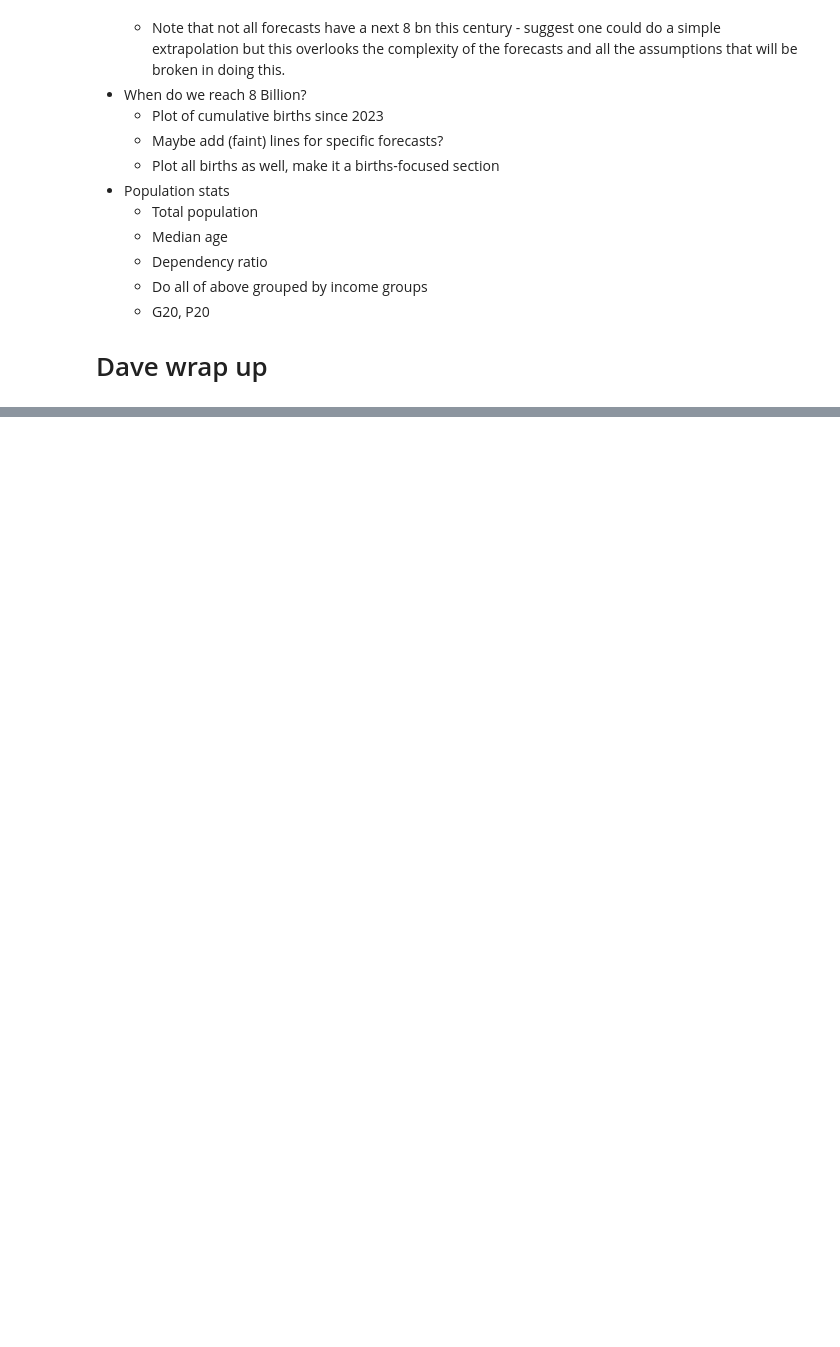
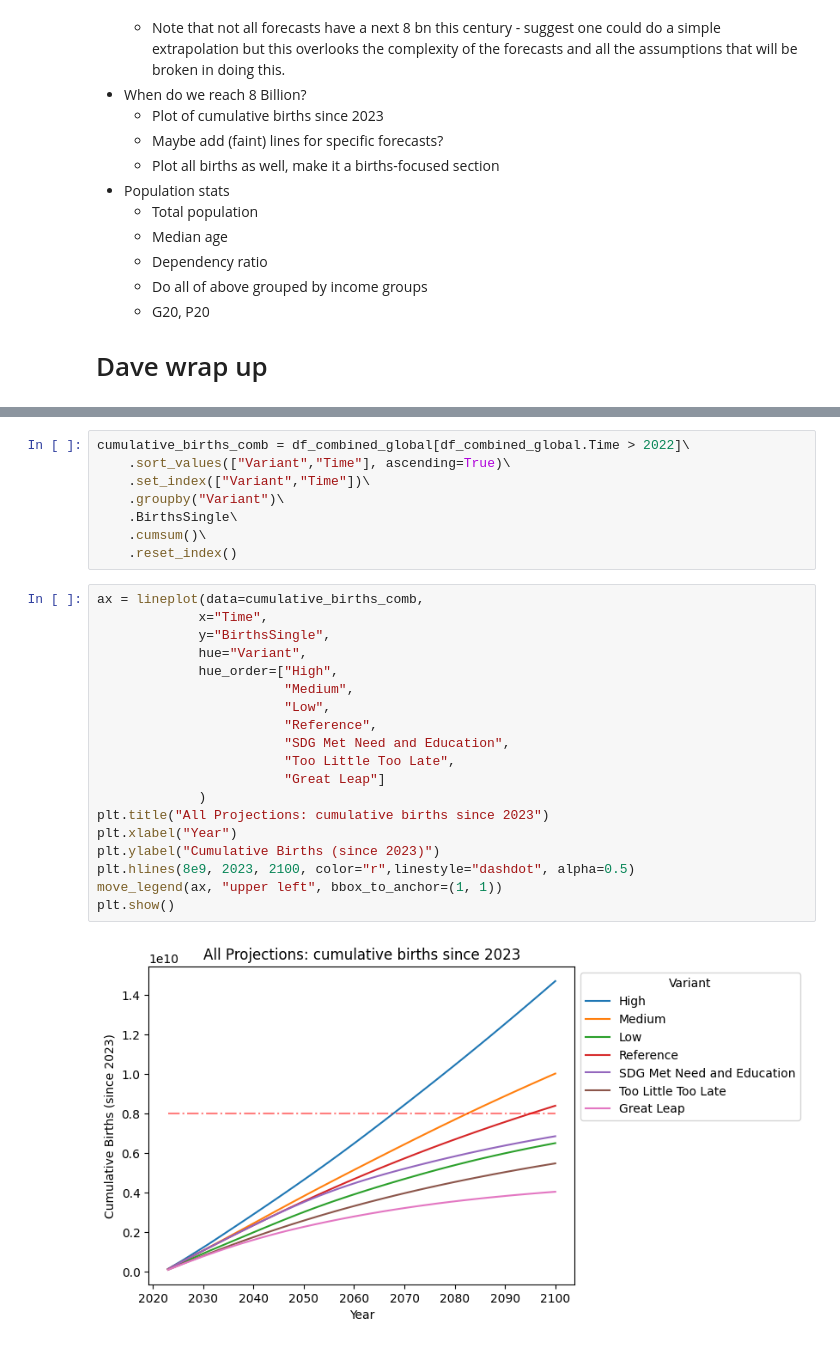
Before and after one commit to Niallfealty/n8b_un_foundation, a Jupyter notebook: model_analysis/exploratory/notebooks/initial_results/InitialResultsPresentation.ipynb, the cells around one changed output, grey strips where cells are left out. Drawn from its saved outputs; the diff is of its cells as text; blank space fills up the shorter version.

```diff
--- a/model_analysis/exploratory/notebooks/initial_results/InitialResultsPresentation.ipynb
+++ b/model_analysis/exploratory/notebooks/initial_results/InitialResultsPresentation.ipynb
@@ -71,0 +127,29 @@ plt.axis("off")
+# %%
+cumulative_births_comb = df_combined_global[df_combined_global.Time > 2022]\
+    .sort_values(["Variant","Time"], ascending=True)\
+    .set_index(["Variant","Time"])\
+    .groupby("Variant")\
+    .BirthsSingle\
+    .cumsum()\
+    .reset_index()
+# %%
+ax = lineplot(data=cumulative_births_comb,
+             x="Time",
+             y="BirthsSingle",
+             hue="Variant",
+             hue_order=["High",
+                        "Medium",
+                        "Low",
+                        "Reference",
+                        "SDG Met Need and Education",
+                        "Too Little Too Late",
+                        "Great Leap"]
+             )
+plt.title("All Projections: cumulative births since 2023")
+plt.xlabel("Year")
+plt.ylabel("Cumulative Births (since 2023)")
+plt.hlines(8e9, 2023, 2100, color="r",linestyle="dashdot", alpha=0.5)
+move_legend(ax, "upper left", bbox_to_anchor=(1, 1))
+plt.show()
+# %% [output]
+[figure, added]
```
Also changed, not shown: parts of 9 cells of this notebook.
